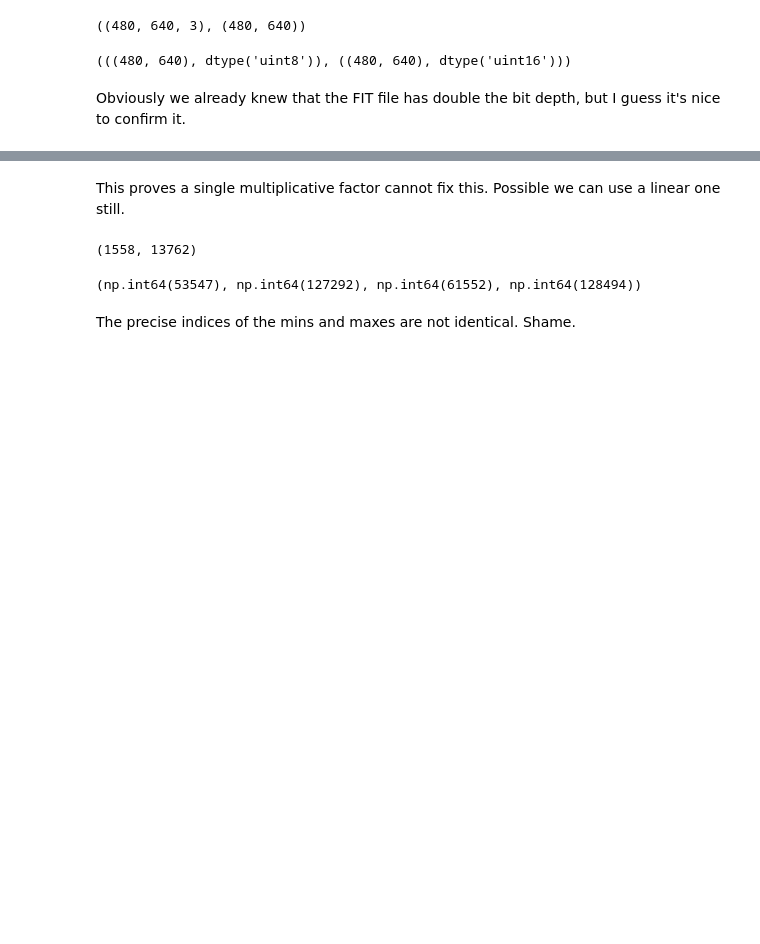
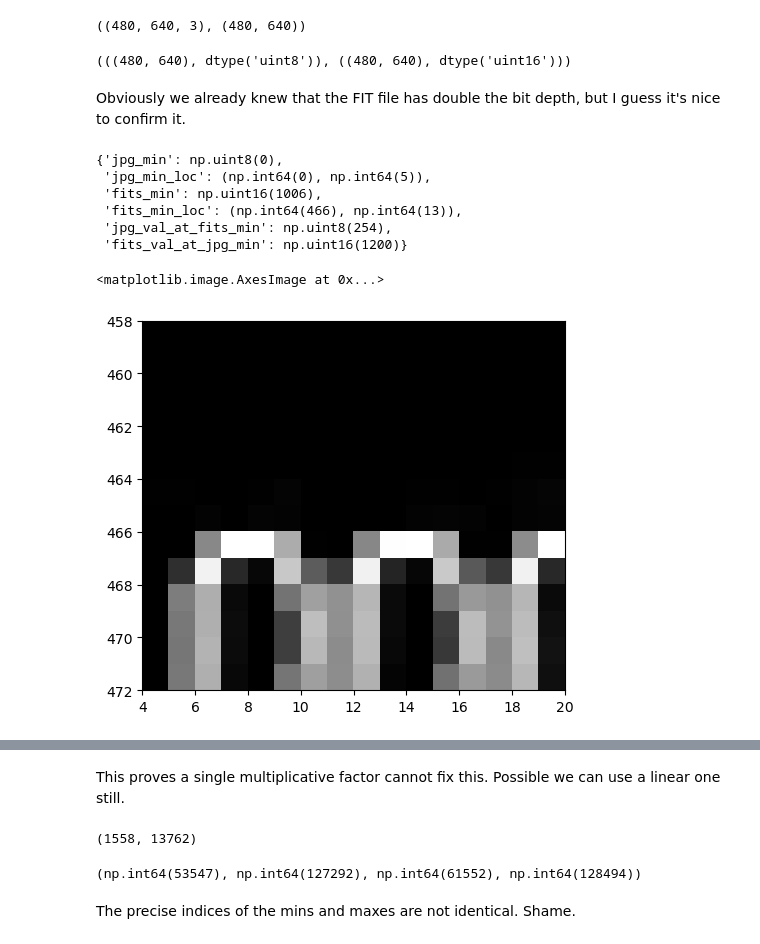
Before and after one commit to jfreuden/allsky-light-pollution, a Jupyter notebook: notebooks/exploratory/study-fit-vs-jpg-calibration.ipynb, the cells around one changed output, grey strips where cells are left out. Cells and saved outputs as stored; diff of their text form; code cells hidden in the pictures; blank space fills up the shorter version.

```diff
--- a/notebooks/exploratory/study-fit-vs-jpg-calibration.ipynb
+++ b/notebooks/exploratory/study-fit-vs-jpg-calibration.ipynb
@@ -132,3 +132,30 @@ jpg_redchannel = jpg_data[:,:,0]
 (((480, 640), dtype('uint8')), ((480, 640), dtype('uint16')))
 # %% [markdown]
 Obviously we already knew that the FIT file has double the bit depth, but I guess it's nice to confirm it.
+# %%
+assert jpg_redchannel.shape == fits_data.shape
+shape = jpg_redchannel.shape
+{
+    'jpg_min': jpg_redchannel.min(),
+    'jpg_min_loc': np.unravel_index(jpg_redchannel.argmin(), shape),
+    'fits_min': fits_data.min(),
+    'fits_min_loc': np.unravel_index(fits_data.argmin(), shape),
+    'jpg_val_at_fits_min': jpg_redchannel[
+        np.unravel_index(fits_data.argmin(), shape)
+    ],
+    'fits_val_at_jpg_min': fits_data[
+        np.unravel_index(jpg_redchannel.argmin(), shape)
+    ]
+}
+# %% [output]
+{'jpg_min': np.uint8(0),
+ 'jpg_min_loc': (np.int64(0), np.int64(5)),
+ 'fits_min': np.uint16(1006),
+ 'fits_min_loc': (np.int64(466), np.int64(13)),
+ 'jpg_val_at_fits_min': np.uint8(254),
+ 'fits_val_at_jpg_min': np.uint16(1200)}
+# %%
+plt.imshow(jpg_redchannel[458:472, 4:20], extent=(4,20,472,458), cmap="gray")
+# %% [output]
+<matplotlib.image.AxesImage at 0x...>
+[figure, added]
```
Also changed, not shown: parts of 9 cells of this notebook.
